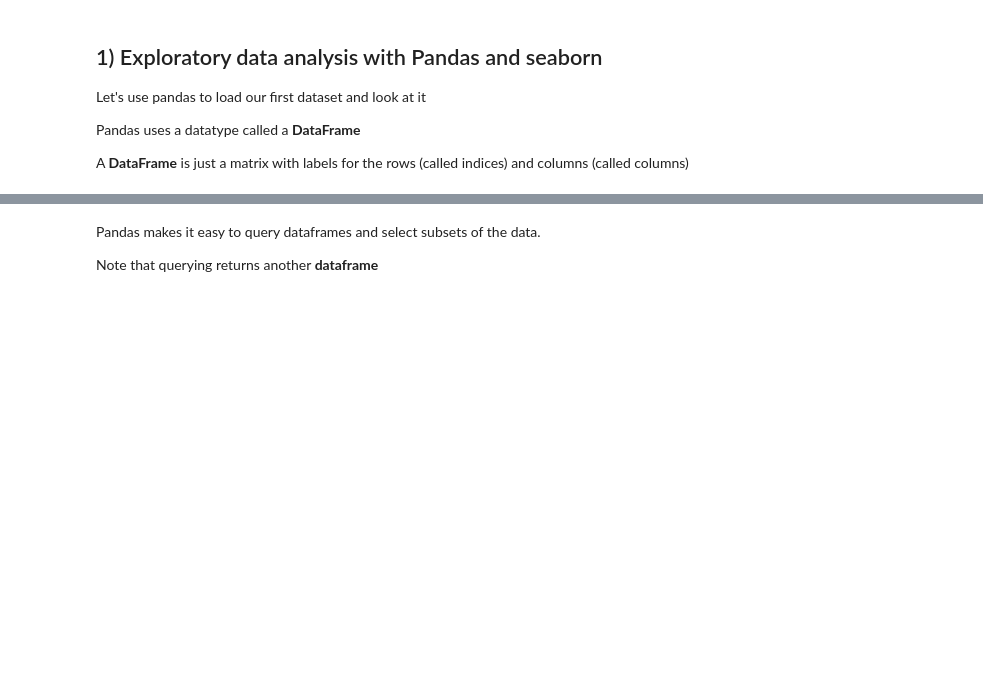
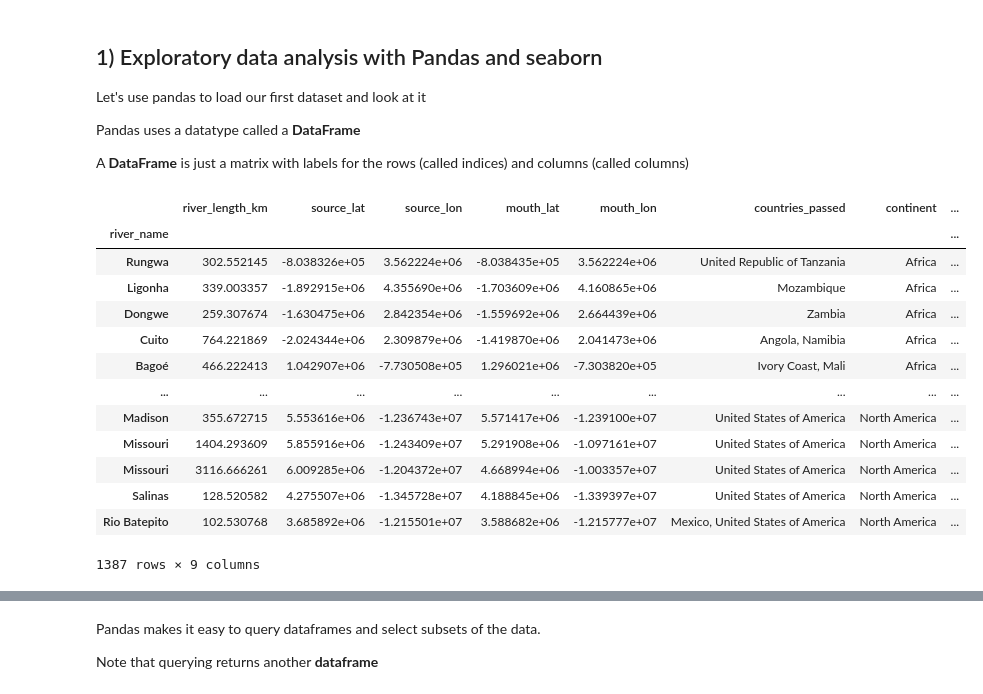
Before and after one commit to mleung12/abio558-fall2025, a Jupyter notebook: 2.4-LoadingIndexingAnalyzingData_BLANK.ipynb, the cells around one changed output, grey strips where cells are left out. Saved outputs shown, nothing was run; the diff lists cells and outputs as text; code cells hidden in the pictures; blank space fills up the shorter version.

```diff
--- a/2.4-LoadingIndexingAnalyzingData_BLANK.ipynb
+++ b/2.4-LoadingIndexingAnalyzingData_BLANK.ipynb
@@ -26,3 +51,21 @@ Let's use pandas to load our first dataset and look at it
 Pandas uses a datatype called a **DataFrame**
 
 A **DataFrame** is just a matrix with labels for the rows (called indices) and columns (called columns)
+# %%
+rivers_data = pd.read_csv('global_rivers_dataset.csv', index_col=0)
+rivers_data
+# %% [output]
+|  | river_length_km | source_lat | source_lon | mouth_lat | mouth_lon | countries_passed | continent | ... |
+| river_name |  |  |  |  |  |  |  | ... |
+| Rungwa | 302.552145 | -8.038326e+05 | 3.562224e+06 | -8.038435e+05 | 3.562224e+06 | United Republic of Tanzania | Africa | ... |
+| Ligonha | 339.003357 | -1.892915e+06 | 4.355690e+06 | -1.703609e+06 | 4.160865e+06 | Mozambique | Africa | ... |
+| Dongwe | 259.307674 | -1.630475e+06 | 2.842354e+06 | -1.559692e+06 | 2.664439e+06 | Zambia | Africa | ... |
+| Cuito | 764.221869 | -2.024344e+06 | 2.309879e+06 | -1.419870e+06 | 2.041473e+06 | Angola, Namibia | Africa | ... |
+| Bagoé | 466.222413 | 1.042907e+06 | -7.730508e+05 | 1.296021e+06 | -7.303820e+05 | Ivory Coast, Mali | Africa | ... |
+| ... | ... | ... | ... | ... | ... | ... | ... | ... |
+| Madison | 355.672715 | 5.553616e+06 | -1.236743e+07 | 5.571417e+06 | -1.239100e+07 | United States of America | North America | ... |
+| Missouri | 1404.293609 | 5.855916e+06 | -1.243409e+07 | 5.291908e+06 | -1.097161e+07 | United States of America | North America | ... |
+| Missouri | 3116.666261 | 6.009285e+06 | -1.204372e+07 | 4.668994e+06 | -1.003357e+07 | United States of America | North America | ... |
+| Salinas | 128.520582 | 4.275507e+06 | -1.345728e+07 | 4.188845e+06 | -1.339397e+07 | United States of America | North America | ... |
+| Rio Batepito | 102.530768 | 3.685892e+06 | -1.215501e+07 | 3.588682e+06 | -1.215777e+07 | Mexico, United States of America | North America | ... |
+1387 rows × 9 columns
```
Also changed, not shown: parts of 8 cells of this notebook.
